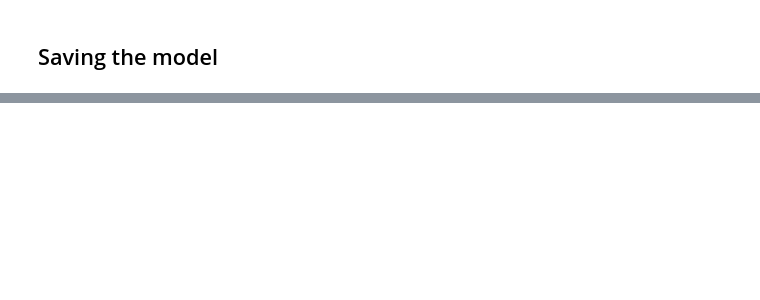
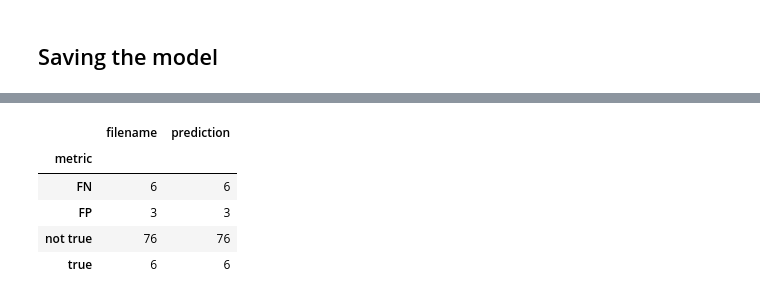
Before and after one commit to Tehnik762/Pictureminator, a Jupyter notebook: Manual_ExtraTrees_Documents.ipynb, the cells around one changed output, grey strips where cells are left out. Drawn from its saved outputs; the diff is of its cells as text; code cells hidden in the pictures; blank space fills up the shorter version.

```diff
--- a/Manual_ExtraTrees_Documents.ipynb
+++ b/Manual_ExtraTrees_Documents.ipynb
@@ -150,6 +278,12 @@ test_lofo = whole_docs.copy()
 test_lofo[label] = y.copy()
 # %%
 dataset = Dataset(df=test_lofo, target=label, features=[col for col in test_lofo.columns if col != label])
+# %%
+full_pipeline = make_pipeline(
+        SimpleImputer(),
+        MinMaxScaler(),
+        ExtraTreesClassifier()
+    )
 # %%
 %%time
 lofo_imp = LOFOImportance(dataset, cv=cv, model=full_pipeline, scoring="accuracy")
@@ -170,5 +303,5 @@ AttributeError: module 'matplotlib.cbook' has no attribute '_safe_first_finite'
 # %%
-features_to_drop = importance_df.sort_values("importance_mean").head(11)["feature"]
+features_to_drop = importance_df.sort_values("importance_mean").head(12)["feature"]
 # %%
 whole_doc_less_features = whole_docs.drop(columns=features_to_drop)
 # %%
@@ -199,16 +341,23 @@ search_scr.best_params_
 # %%
 test_l = test.drop(columns=features_to_drop)
 
 
 prediction_l = search_scr_l.predict(test_l)
 
 result_l = pd.DataFrame()
 result_l['filename'] = filenames
 result_l['prediction'] = prediction
 
 result_l.loc[(result_l.prediction == 1) & (result_l.filename.str.contains("docs")), "metric"] = "true"
-result_l.loc[(result_l.prediction == 0) & (result_l.filename.str.contains("docs")), "metric"] = "FP"
+result_l.loc[(result_l.prediction == 0) & (result_l.filename.str.contains("docs")), "metric"] = "FN"
 result_l.loc[(result_l.prediction == 0) & (~result_l.filename.str.contains("docs")), "metric"] = "not true"
-result_l.loc[(result_l.prediction == 1) & (~result_l.filename.str.contains("docs")), "metric"] = "FN"
+result_l.loc[(result_l.prediction == 1) & (~result_l.filename.str.contains("docs")), "metric"] = "FP"
 
 result_l.groupby("metric").count()
+# %% [output]
+|  | filename | prediction |
+| metric |  |  |
+| FN | 6 | 6 |
+| FP | 3 | 3 |
+| not true | 76 | 76 |
+| true | 6 | 6 |
```
Also changed, not shown: parts of 33 cells of this notebook, 1 other file.
